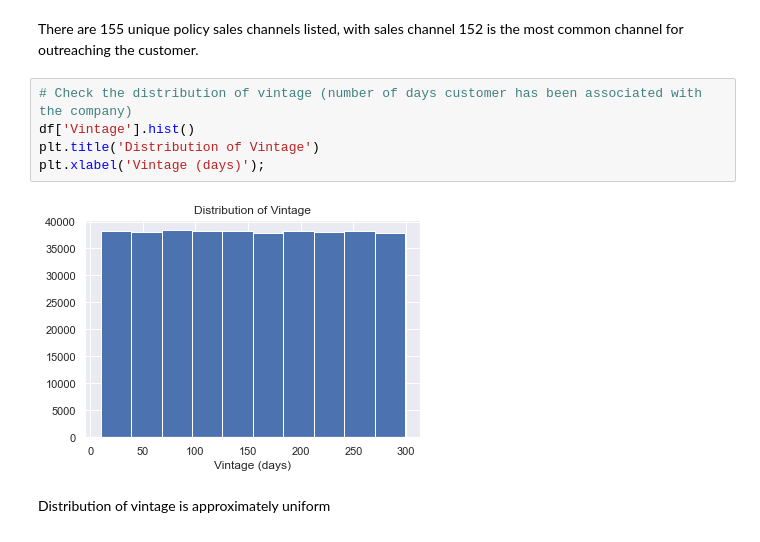
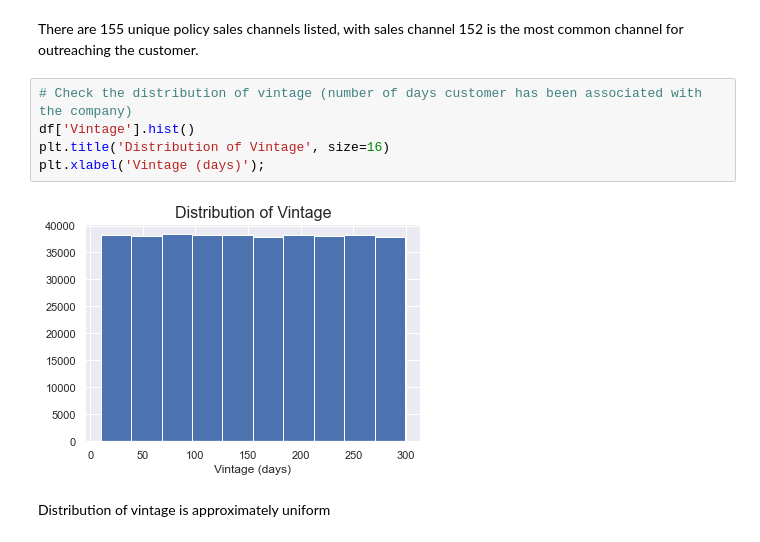
Before and after one commit to hk0111/health_insurance_cross_sell, a Jupyter notebook: Health_Insurance_Cross_Sell_Prediction.ipynb, the cells around one changed output. Cells and saved outputs as stored; diff of their text form.

```diff
--- a/Health_Insurance_Cross_Sell_Prediction.ipynb
+++ b/Health_Insurance_Cross_Sell_Prediction.ipynb
@@ -272,10 +273,10 @@ There are 155 unique policy sales channels listed, with sales channel 152 is the
 # %%
 # Check the distribution of vintage (number of days customer has been associated with the company)
 df['Vintage'].hist()
-plt.title('Distribution of Vintage')
+plt.title('Distribution of Vintage', size=16)
 plt.xlabel('Vintage (days)');
 # %% [output]
-[figure, old version]
+[figure, new version]
 # %% [markdown]
 Distribution of vintage is approximately uniform
 # %%
```
Also changed, not shown: parts of 37 cells of this notebook.
